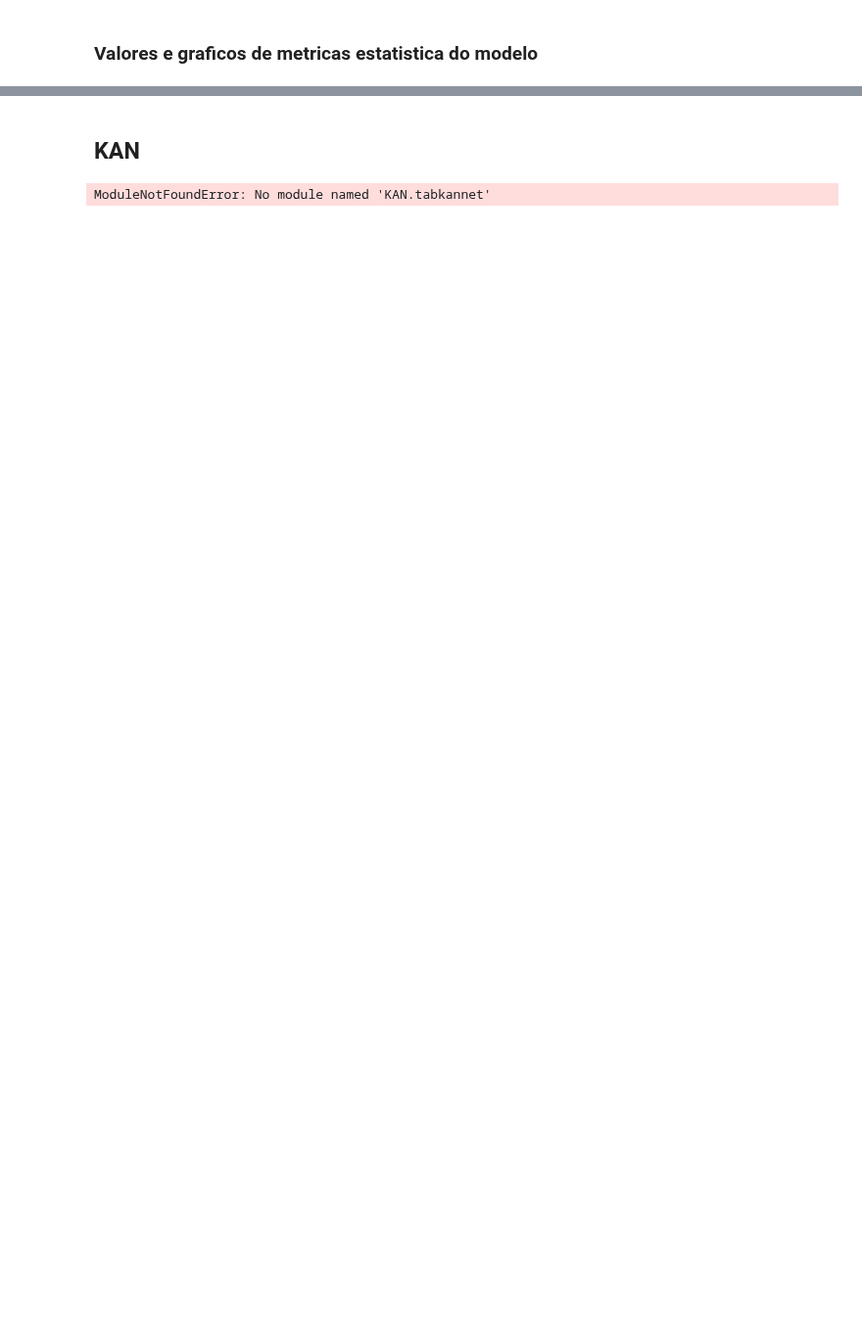
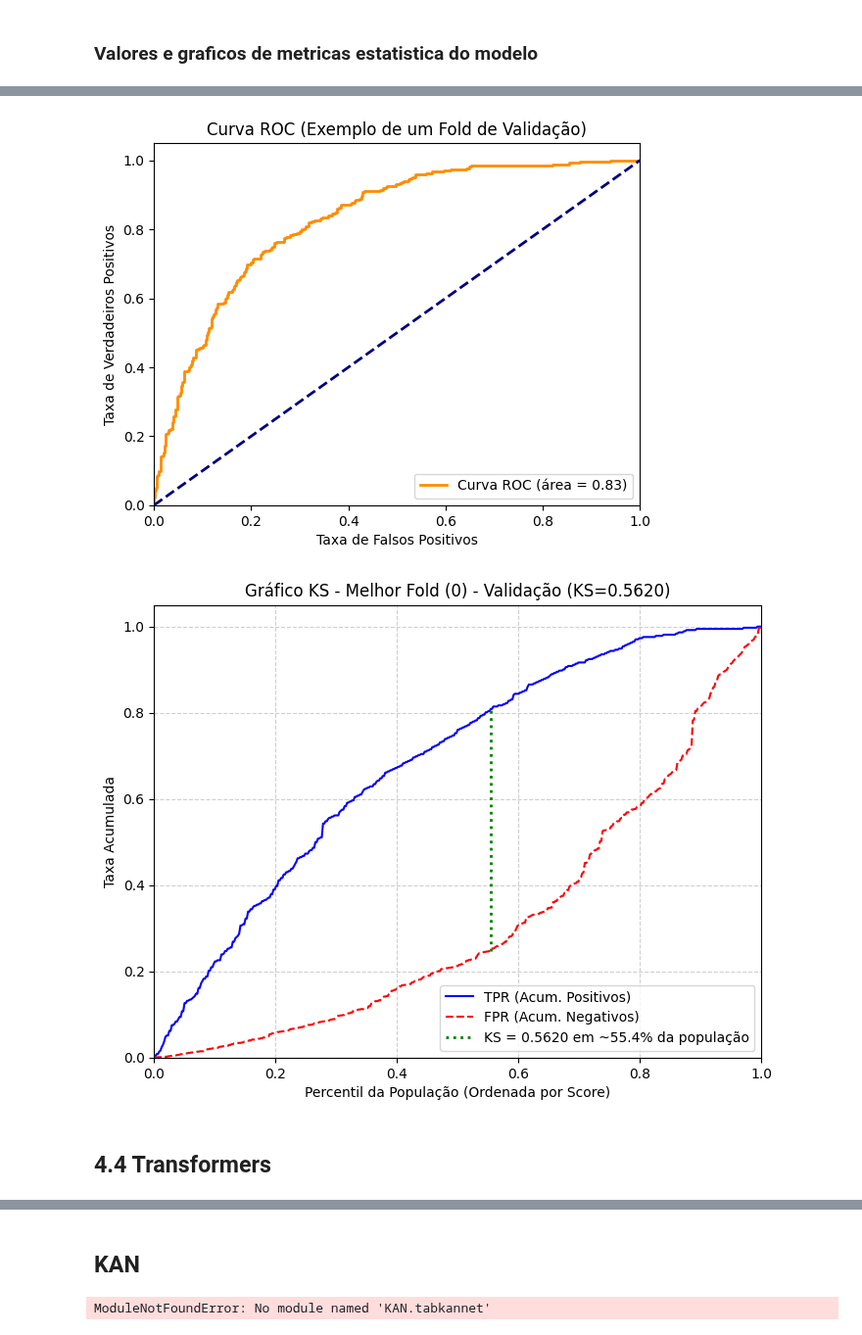
Before and after one commit to Erickllino/Projeto-IF702, a Jupyter notebook: Projeto Final/main.ipynb, the cells around one changed output, grey strips where cells are left out. Shown at 98% size. Drawn from its saved outputs; the diff is of its cells as text; code cells hidden in the pictures; blank space fills up the shorter version.

Commit message:
feat: Organização e adição dos transformers

```diff
--- a/Projeto Final/main.ipynb
+++ b/Projeto Final/main.ipynb
@@ -650,0 +733,75 @@ Resultados no Teste:
+# %%
+
+def plot_ks_statistic(y_true, y_proba, title='Gráfico KS'):
+
+    # Garante que os inputs sejam arrays numpy
+    y_true = np.array(y_true)
+    y_proba = np.array(y_proba)
+
+    # Calcula FPR, TPR (necessários para o KS)
+    fpr, tpr, thresholds = roc_curve(y_true, y_proba)
+
+    # Calcula o valor KS (diferença máxima entre TPR e FPR)
+    ks_value = np.max(tpr - fpr)
+    ks_index = np.argmax(tpr - fpr)
+
+    # Cria o eixo X representando o percentil da população (aproximado)
+    population_percentile = np.linspace(0, 1, len(tpr))
+    x_ks_point = population_percentile[ks_index]
+
+
+    plt.figure(figsize=(8, 6))
+
+
+    plt.plot(population_percentile, tpr, label='TPR (Acum. Positivos)', color='blue')
+    plt.plot(population_percentile, fpr, label='FPR (Acum. Negativos)', color='red', linestyle='--')
+
+
+    plt.plot([x_ks_point, x_ks_point], [fpr[ks_index], tpr[ks_index]],
+             color='green', linestyle=':', linewidth=2,
+             label=f'KS = {ks_value:.4f} em ~{x_ks_point*100:.1f}% da população')
+
+    plt.xlabel('Percentil da População (Ordenada por Score)')
+    plt.ylabel('Taxa Acumulada')
+    plt.title(title)
+    plt.legend(loc='lower right')
+    plt.grid(True, linestyle='--', alpha=0.6)
+    plt.xlim([0.0, 1.0])
+    plt.ylim([0.0, 1.05])
+
+    # Exibe o gráfico
+    plt.show()
+
+
+
+plt.figure()
+plt.plot(fpr, tpr, color='darkorange', lw=2, label=f'Curva ROC (área = {roc_auc:.2f})')
+plt.plot([0,1], [0,1], color='navy', lw=2, linestyle='--')
+plt.xlim([0.0, 1.0])
+plt.ylim([0.0, 1.05])
+plt.xlabel('Taxa de Falsos Positivos')
+plt.ylabel('Taxa de Verdadeiros Positivos')
+plt.title('Curva ROC (Exemplo de um Fold de Validação)')
+plt.legend(loc="lower right")
+plt.show()
+
+# Supondo que você tenha as probabilidades de previsão para um dos folds de validação (y_val_proba)
+# e os rótulos verdadeiros correspondentes (y_val)
+
+# Exemplo: Usando os resultados do último fold
+fpr, tpr, thresholds = roc_curve(y_val, y_val_proba)
+
+
+if best_y_val_for_ks_plot is not None and best_y_proba_for_ks_plot is not None:
+    plot_ks_statistic(
+        best_y_val_for_ks_plot,
+        best_y_proba_for_ks_plot,
+        title=f'Gráfico KS - Melhor Fold ({best_fold_num_for_ks_plot}) - Validação (KS={max_val_ks:.4f})'
+    )
+else:
+    print("Não foi possível gerar o gráfico KS (nenhum dado de validação foi salvo).")
+# %% [output]
+[figure, added]
+[figure, added]
+# %% [markdown]
+## 4.4 Transformers
```
Also changed, not shown: parts of 24 cells of this notebook, 2 other files.
